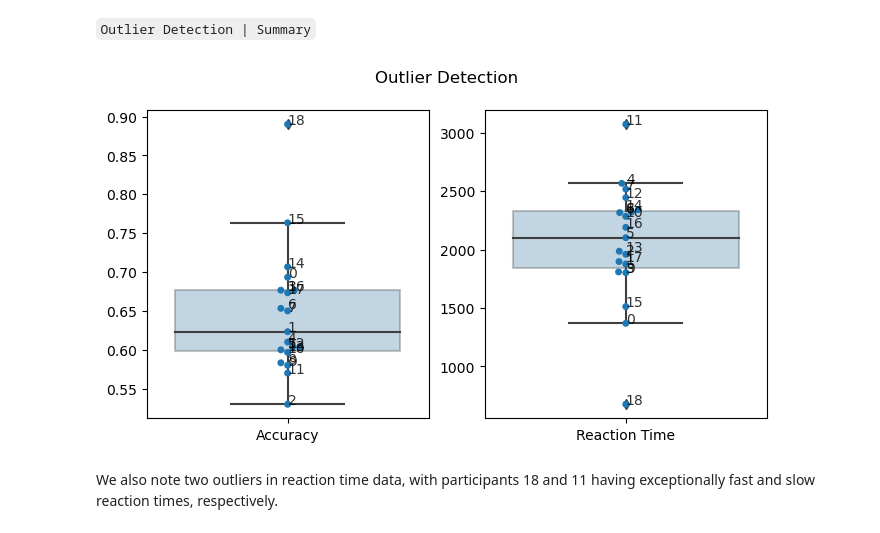
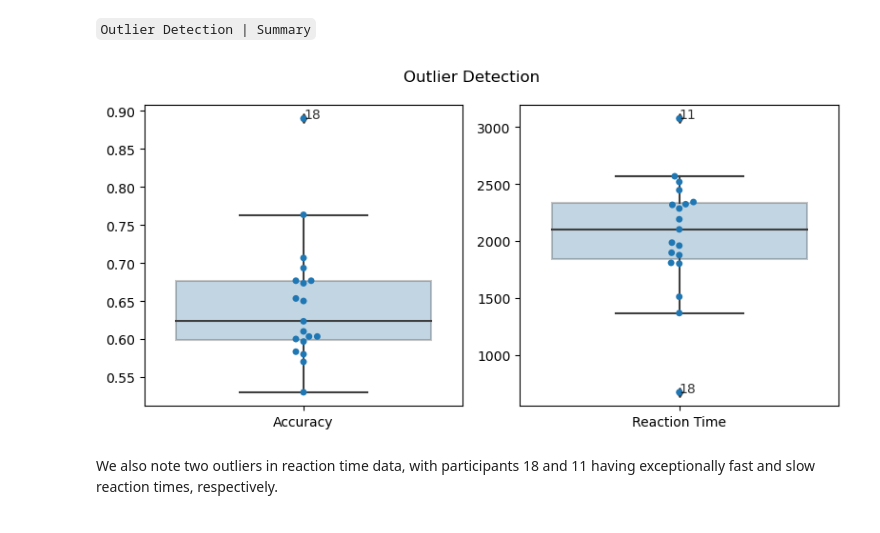
Before and after one commit to pulkitgoyal56/CCCP, a Jupyter notebook: CCCP.ipynb, the cells around one changed output. Cells and saved outputs as stored; diff of their text form; code cells hidden in the pictures.

Commit message:
update CCCP.ipynb
- label only outliers in outlier detection boxplots

```diff
--- a/CCCP.ipynb
+++ b/CCCP.ipynb
@@ -300,11 +300,12 @@ print_(detect_outliers(par_RT));
 `Outlier Detection | Summary`
 # %%
 fig, ax = plt.subplots(1, 2, figsize=(8, 4))
-boxplots([par_correct], ['Accuracy'], ax[0])
-boxplots([par_RT], ['Reaction Time'], ax[1])
-fig.suptitle('Outlier Detection');
+boxplots([par_correct], ['Accuracy'], ax[0], point_labels=['']*11 + [''] + ['']*6 + [18])
+boxplots([par_RT], ['Reaction Time'], ax[1], point_labels=['']*11 + [11] + ['']*6 + [18])
+fig.suptitle('Outlier Detection')
+plt.tight_layout()
 # %% [output]
-[figure, old version]
+[figure, new version]
 # %% [markdown]
 We also note two outliers in reaction time data, with participants 18 and 11 having exceptionally fast and slow reaction times, respectively.
 # %% [markdown]
```
